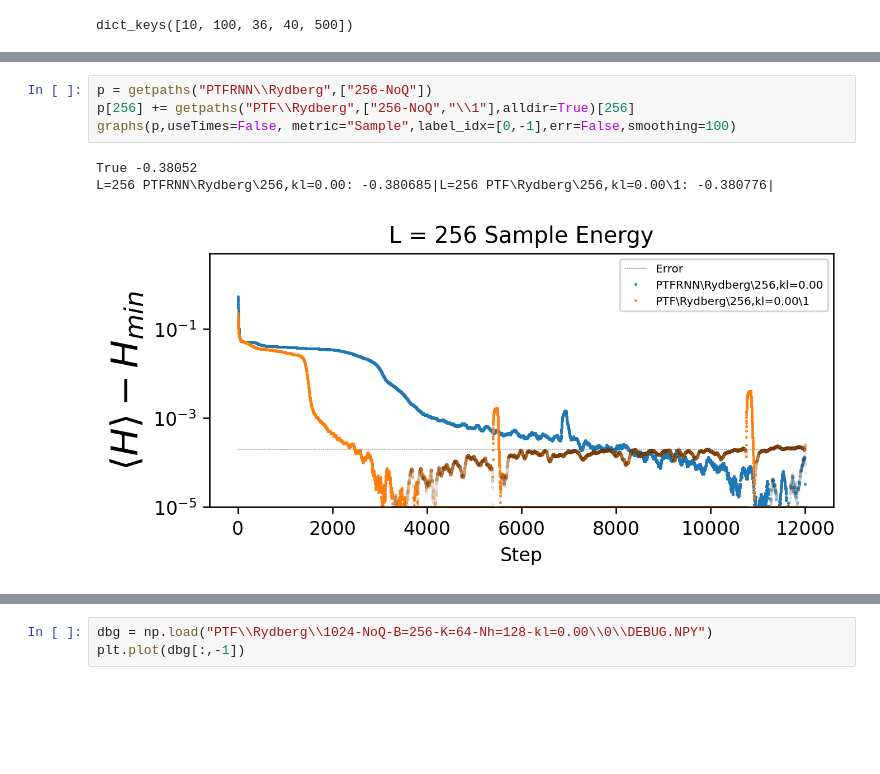
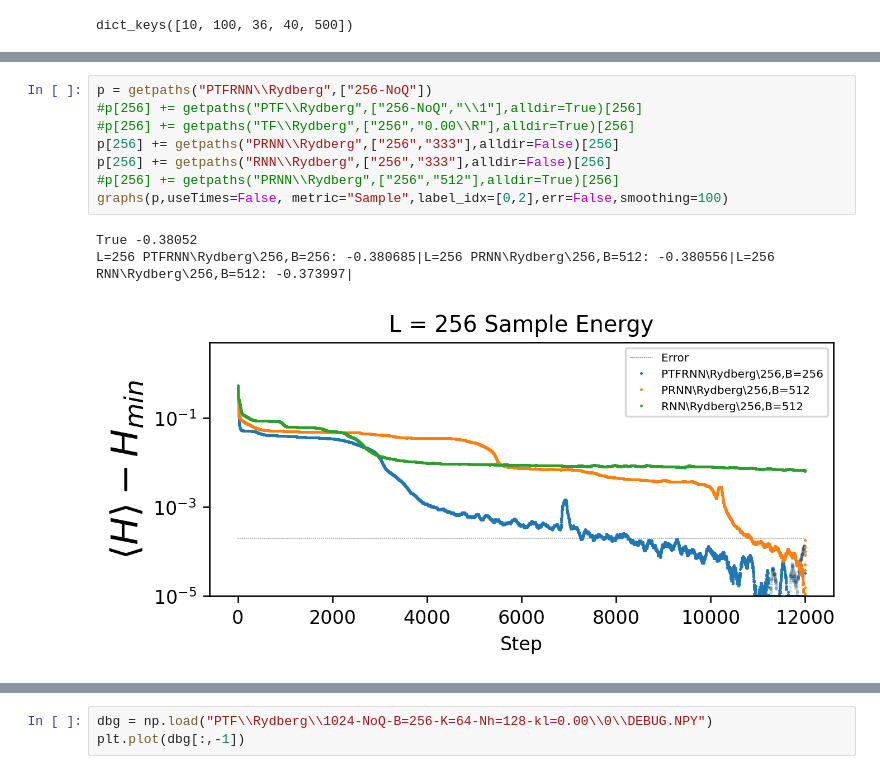
Before and after one commit to ksprague1/NN-QSR, a Jupyter notebook: Results.ipynb, the cells around one changed output, grey strips where cells are left out. Drawn from its saved outputs; the diff is of its cells as text; blank space fills up the shorter version.

Commit message:
Adding tests with prnn

```diff
--- a/Results.ipynb
+++ b/Results.ipynb
@@ -175,8 +167,12 @@ L=576 PTFRNN\Rydberg\576: -0.372703|L=576 PTF\Rydberg\576: -0.372818|
 # %%
 p = getpaths("PTFRNN\\Rydberg",["256-NoQ"])
-p[256] += getpaths("PTF\\Rydberg",["256-NoQ","\\1"],alldir=True)[256]
-graphs(p,useTimes=False, metric="Sample",label_idx=[0,-1],err=False,smoothing=100)
+#p[256] += getpaths("PTF\\Rydberg",["256-NoQ","\\1"],alldir=True)[256]
+#p[256] += getpaths("TF\\Rydberg",["256","0.00\\R"],alldir=True)[256]
+p[256] += getpaths("PRNN\\Rydberg",["256","333"],alldir=False)[256]
+p[256] += getpaths("RNN\\Rydberg",["256","333"],alldir=False)[256]
+#p[256] += getpaths("PRNN\\Rydberg",["256","512"],alldir=True)[256]
+graphs(p,useTimes=False, metric="Sample",label_idx=[0,2],err=False,smoothing=100)
 # %% [output]
 True -0.38052
-L=256 PTFRNN\Rydberg\256,kl=0.00: -0.380685|L=256 PTF\Rydberg\256,kl=0.00\1: -0.380776|
+L=256 PTFRNN\Rydberg\256,B=256: -0.380685|L=256 PRNN\Rydberg\256,B=512: -0.380556|L=256 RNN\Rydberg\256,B=512: -0.373997|
-[figure, old version]
+[figure, new version]
```
Also changed, not shown: parts of 5 cells of this notebook, 10 other files.
